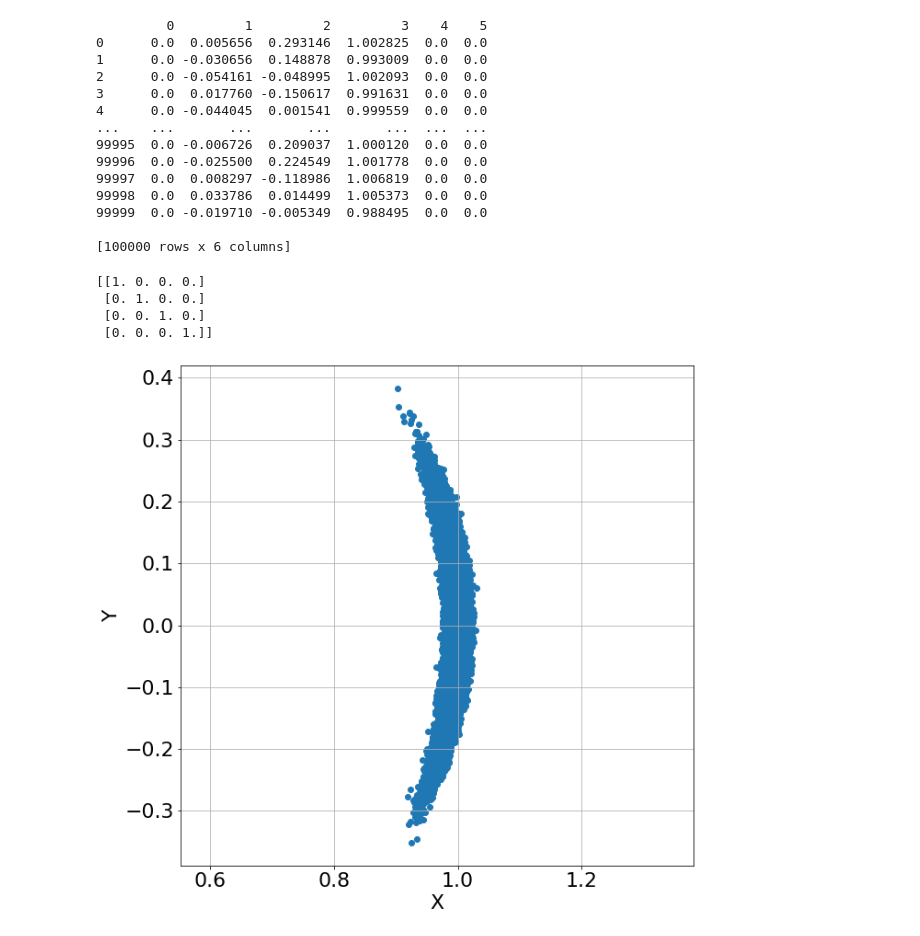
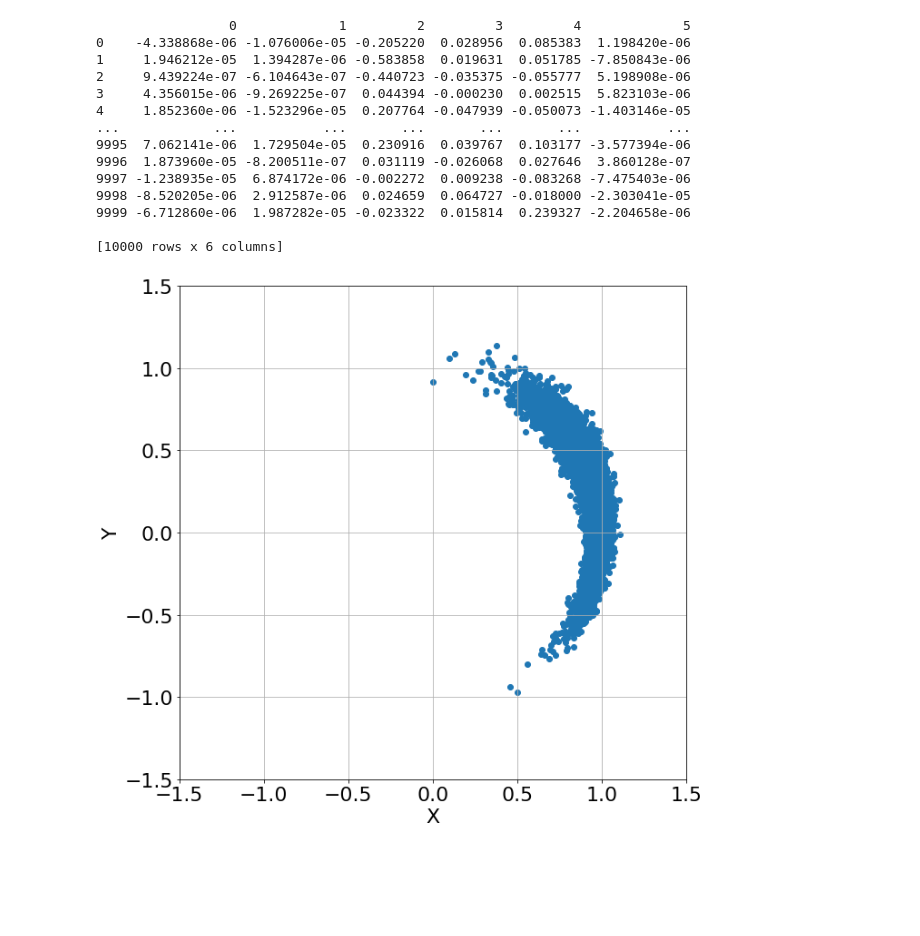
Before and after one commit to nosmokingsurfer/mrob_sandbox, a Jupyter notebook: test_sampling.ipynb, the cells around one changed output. Drawn from its saved outputs; the diff is of its cells as text; code cells hidden in the pictures; blank space fills up the shorter version.

Commit message:
Visualisation updated. Pose compounding of second arder added

```diff
--- a/test_sampling.ipynb
+++ b/test_sampling.ipynb
@@ -18,6 +21,7 @@ import mrob
 # %%
 import sklearn.datasets
 
-mean = np.array(0)
-sigma = 0.03
+mean = np.zeros(6)
+sigma = np.diag([1e-10,1e-10,0.1,0.001,0.01,1e-10])
+
 norm_var = scipy.stats.multivariate_normal(mean,sigma)
@@ -30,58 +28,54 @@ xi[:,3] = [1]*N + scipy.stats.multivariate_normal(0,0.00005).rvs(N)
+# %%
+N = 10_000
+xi = norm_var.rvs(N)
 # %%
 df = pd.DataFrame(xi)
 # %%
 print(df)
 # %% [output]
-         0         1         2         3    4    5
-0      0.0  0.005656  0.293146  1.002825  0.0  0.0
-1      0.0 -0.030656  0.148878  0.993009  0.0  0.0
-2      0.0 -0.054161 -0.048995  1.002093  0.0  0.0
-3      0.0  0.017760 -0.150617  0.991631  0.0  0.0
-4      0.0 -0.044045  0.001541  0.999559  0.0  0.0
-...    ...       ...       ...       ...  ...  ...
-99995  0.0 -0.006726  0.209037  1.000120  0.0  0.0
-99996  0.0 -0.025500  0.224549  1.001778  0.0  0.0
-99997  0.0  0.008297 -0.118986  1.006819  0.0  0.0
-99998  0.0  0.033786  0.014499  1.005373  0.0  0.0
-99999  0.0 -0.019710 -0.005349  0.988495  0.0  0.0
+                 0             1         2         3         4             5
+0    -4.338868e-06 -1.076006e-05 -0.205220  0.028956  0.085383  1.198420e-06
+1     1.946212e-05  1.394287e-06 -0.583858  0.019631  0.051785 -7.850843e-06
+2     9.439224e-07 -6.104643e-07 -0.440723 -0.035375 -0.055777  5.198908e-06
+3     4.356015e-06 -9.269225e-07  0.044394 -0.000230  0.002515  5.823103e-06
+4     1.852360e-06 -1.523296e-05  0.207764 -0.047939 -0.050073 -1.403146e-05
+...            ...           ...       ...       ...       ...           ...
+9995  7.062141e-06  1.729504e-05  0.230916  0.039767  0.103177 -3.577394e-06
+9996  1.873960e-05 -8.200511e-07  0.031119 -0.026068  0.027646  3.860128e-07
+9997 -1.238935e-05  6.874172e-06 -0.002272  0.009238 -0.083268 -7.475403e-06
+9998 -8.520205e-06  2.912587e-06  0.024659  0.064727 -0.018000 -2.303041e-05
+9999 -6.712860e-06  1.987282e-05 -0.023322  0.015814  0.239327 -2.204658e-06
 
-[100000 rows x 6 columns]
+[10000 rows x 6 columns]
 # %%
 # g = sns.PairGrid(df, diag_sharey=False)
 # g.map_upper(sns.scatterplot, s=15)
 # g.map_lower(sns.kdeplot)
 # g.map_diag(sns.kdeplot, lw=2)
-# %%
-T_0 = mrob.geometry.SE3([0,0,0,0,0,0])
-print(T_0.T())
-# %% [output]
-[[1. 0. 0. 0.]
- [0. 1. 0. 0.]
- [0. 0. 1. 0.]
- [0. 0. 0. 1.]]
 # %%
 propagated = []
 
 
 for i in range(len(xi)):
-    tmp = mrob.geometry.SE3([0,0,0,0,0,0])
+    tmp = mrob.geometry.SE3([0,0,0.5,1,0,0])
     tmp.update_lhs(xi[i])
     propagated.append(tmp)
 # %%
 fig = plt.figure(figsize=(10,10))
 ax = fig.add_subplot(111)
 
 poses = np.array([x.t() for x in propagated])
 poses = poses.reshape((-1,3))
 
 plt.scatter(poses[:,0],poses[:,1])
 plt.xlabel("X")
 plt.ylabel("Y")
 plt.grid()
-plt.axis('equal')
+plt.xlim([-1.5,1.5])
+plt.ylim([-1.5,1.5])
 plt.show()
 # %% [output]
-[figure, old version]
+[figure, new version]
 # %%
 fig = plt.figure(figsize=(10,10))
 ax = fig.add_subplot(111)
```
Also changed, not shown: parts of 3 cells of this notebook, 2 other files.
